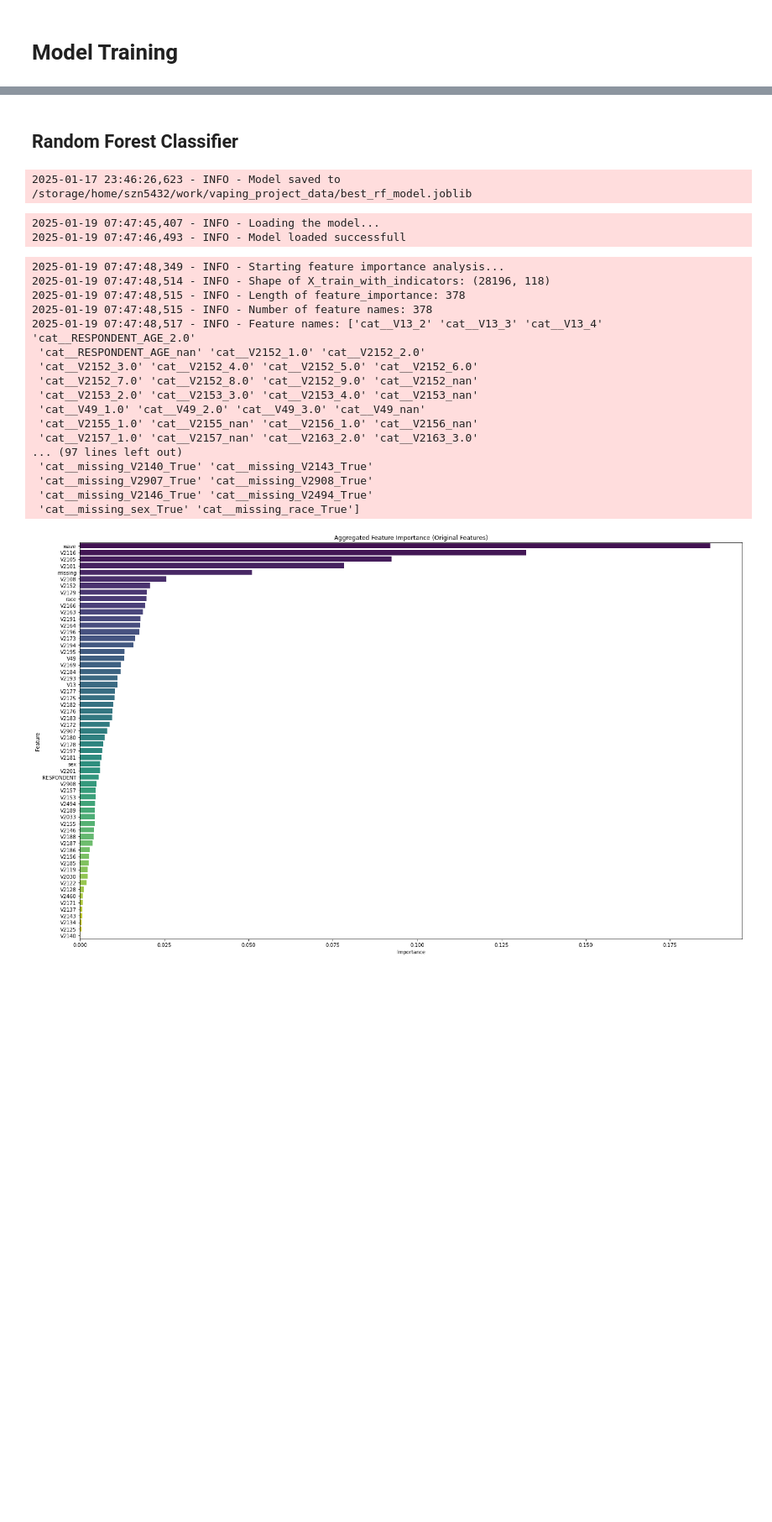
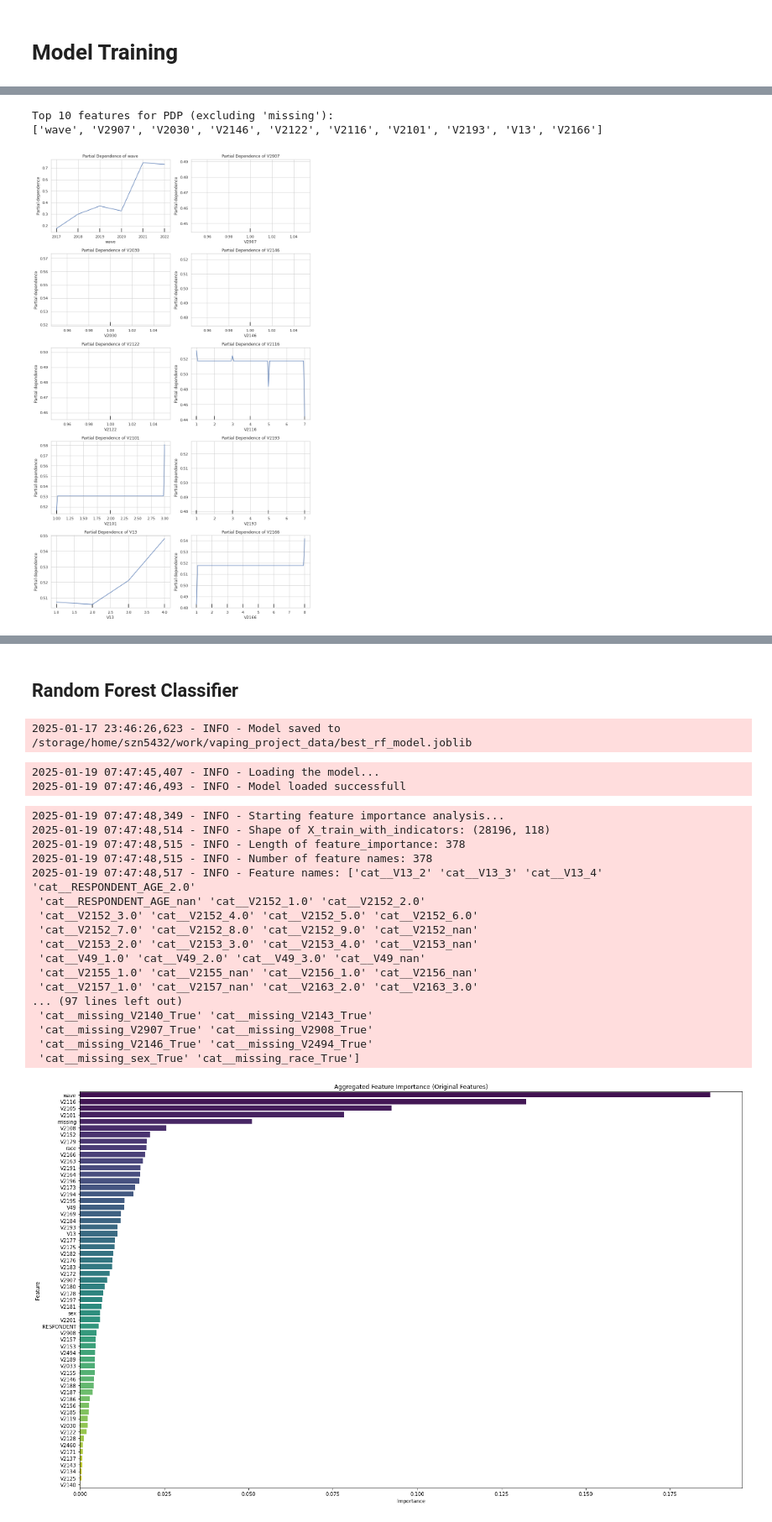
Before and after one commit to siyangni/vaping_project, a Jupyter notebook: modelling.ipynb, the cells around one changed output, grey strips where cells are left out. Shown at 84% size. Cells and saved outputs as stored; diff of their text form; code cells hidden in the pictures; blank space fills up the shorter version.

```diff
--- a/modelling.ipynb
+++ b/modelling.ipynb
@@ -410,0 +646,51 @@ Name: nicotine12d, dtype: float64
+# %%
+import matplotlib.pyplot as plt
+import numpy as np
+import pandas as pd
+import shap
+from sklearn.inspection import PartialDependenceDisplay
+
+# ---------------------------------------------
+# 1. Select top 10 features (exclude "missing")
+# ---------------------------------------------
+top_10_features = (
+    agg_shap_df[~agg_shap_df['Feature'].str.contains("missing")]
+    .head(10)['Feature']
+    .tolist()
+)
+print("Top 10 features for PDP (excluding 'missing'):")
+print(top_10_features)
+
+# ---------------------------------------------
+# 2. Plot PDP for top 10 features
+# ---------------------------------------------
+# We'll create a grid of subplots: 5 rows x 2 columns = 10 total plots
+n_features = len(top_10_features)
+ncols = 2
+nrows = int(np.ceil(n_features / ncols))
+
+fig, axes = plt.subplots(nrows=nrows, ncols=ncols, figsize=(12, 4*nrows))
+axes = axes.ravel()  # Flatten for easy indexing
+
+# Loop through each feature and plot on its own subplot
+for i, feat in enumerate(top_10_features):
+    PartialDependenceDisplay.from_estimator(
+        best_lasso_model,
+        X=X_train_with_indicators,          # Pass your original training DataFrame
+        features=[feat],                    # Single feature for PDP
+        feature_names=X_train_with_indicators.columns,  # Names must match the DataFrame
+        kind='average',                     # "average" is standard PDP
+        ax=axes[i]                          # Plot on the i-th subplot
+    )
+    axes[i].set_title(f'Partial Dependence of {feat}')
+
+# If there are unused subplots, turn them off
+for j in range(i+1, nrows*ncols):
+    fig.delaxes(axes[j])
+
+plt.tight_layout()
+plt.show()
+# %% [output]
+Top 10 features for PDP (excluding 'missing'):
+['wave', 'V2907', 'V2030', 'V2146', 'V2122', 'V2116', 'V2101', 'V2193', 'V13', 'V2166']
+[figure, added]
```
Also changed, not shown: parts of 69 cells of this notebook, 6 other files.
